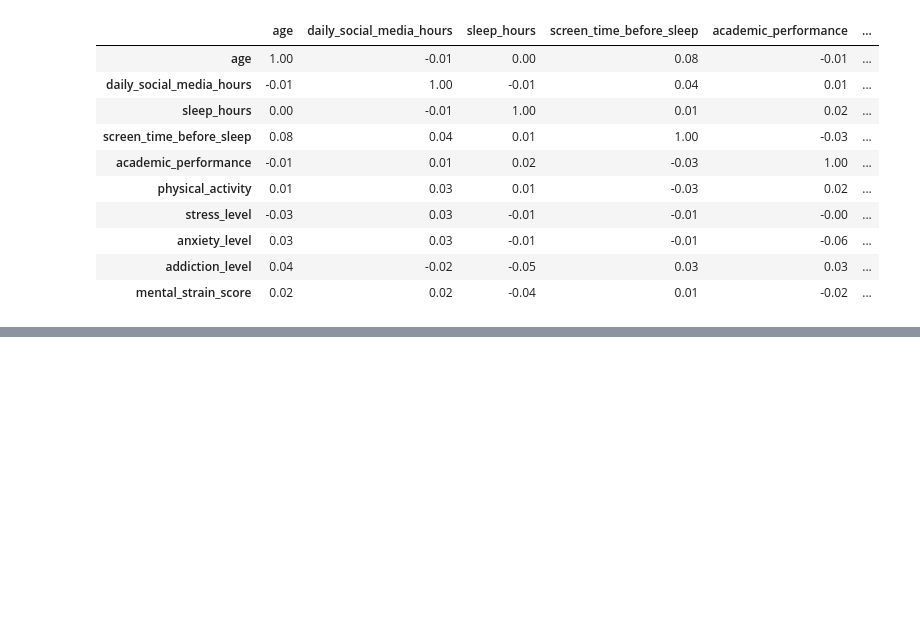
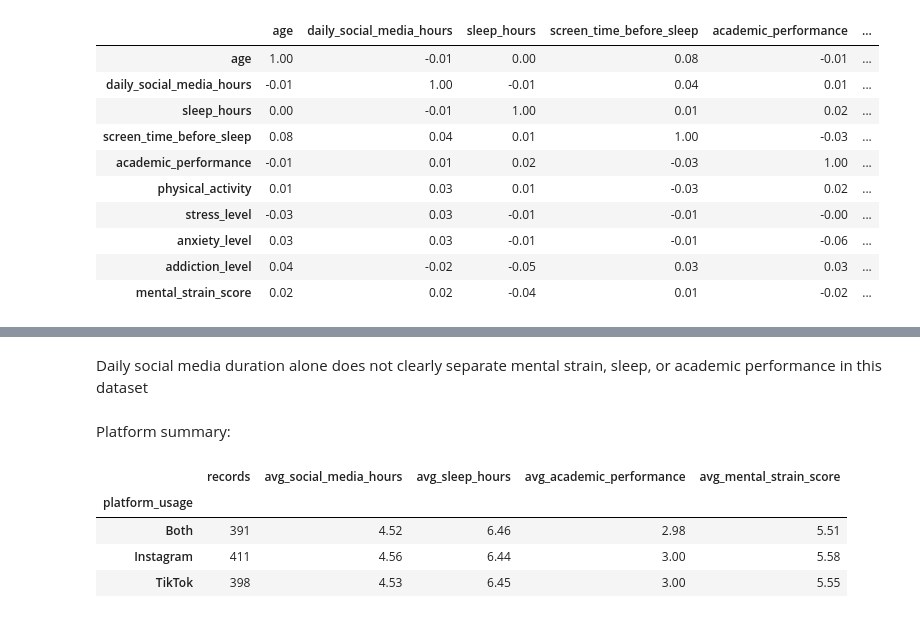
Before and after one commit to klidnenabrezi/data-modelling-kelompok-7, a Jupyter notebook: notebook/note-1.ipynb, the cells around one changed output, grey strips where cells are left out. Drawn from its saved outputs; the diff is of its cells as text; code cells hidden in the pictures; blank space fills up the shorter version.

```diff
--- a/notebook/note-1.ipynb
+++ b/notebook/note-1.ipynb
@@ -363,0 +419,20 @@ We look again which variable tells a story
+# %% [markdown]
+Daily social media duration alone does not clearly separate mental strain, sleep, or academic performance in this dataset
+# %% [markdown]
+Platform summary:
+# %%
+platform_summary = df.groupby("platform_usage").agg(
+    records=("platform_usage", "count"),
+    avg_social_media_hours=("daily_social_media_hours", "mean"),
+    avg_sleep_hours=("sleep_hours", "mean"),
+    avg_academic_performance=("academic_performance", "mean"),
+    avg_mental_strain_score=("mental_strain_score", "mean")
+).round(2)
+
+platform_summary
+# %% [output]
+|  | records | avg_social_media_hours | avg_sleep_hours | avg_academic_performance | avg_mental_strain_score |
+| platform_usage |  |  |  |  |  |
+| Both | 391 | 4.52 | 6.46 | 2.98 | 5.51 |
+| Instagram | 411 | 4.56 | 6.44 | 3.00 | 5.58 |
+| TikTok | 398 | 4.53 | 6.45 | 3.00 | 5.55 |
```
Also changed, not shown: parts of 12 cells of this notebook, 1 other file.
